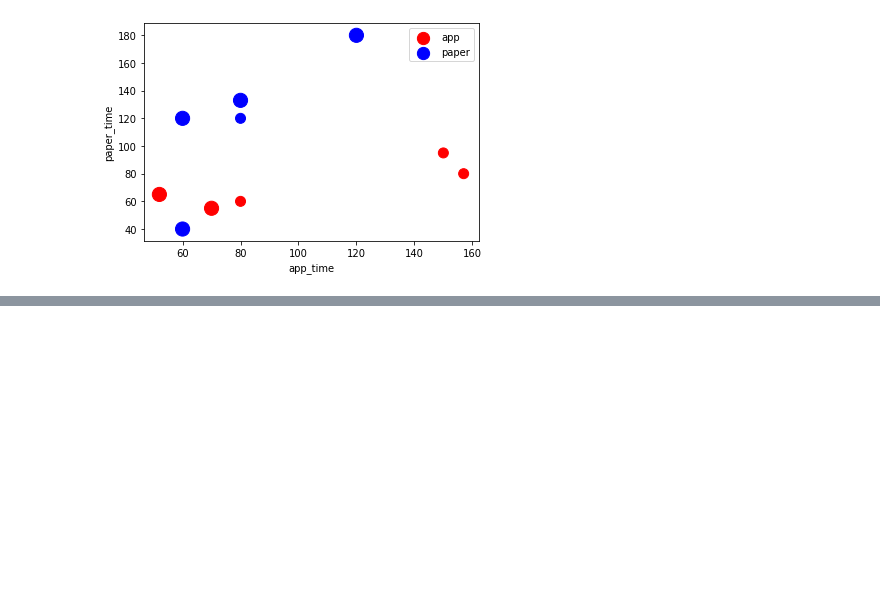
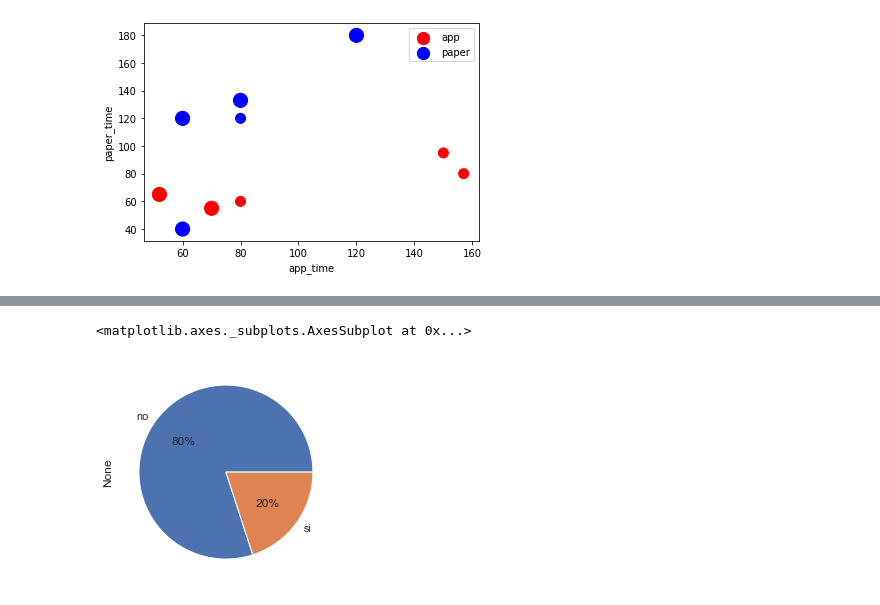
Before and after one commit to alefherrera/my-order-data, a Jupyter notebook: notebook.ipynb, the cells around one changed output, grey strips where cells are left out. Cells and saved outputs as stored; diff of their text form; code cells hidden in the pictures; blank space fills up the shorter version.

```diff
--- a/notebook.ipynb
+++ b/notebook.ipynb
@@ -199,0 +198,5 @@ paper.plot.scatter(x="app_time", y="paper_time", color="blue", label="paper", s
+# %%
+df.groupby("use_restaurant").size().plot.pie(autopct='%d%%')
+# %% [output]
+<matplotlib.axes._subplots.AxesSubplot at 0x...>
+[figure, added]
```
Also changed, not shown: parts of 15 cells of this notebook.
